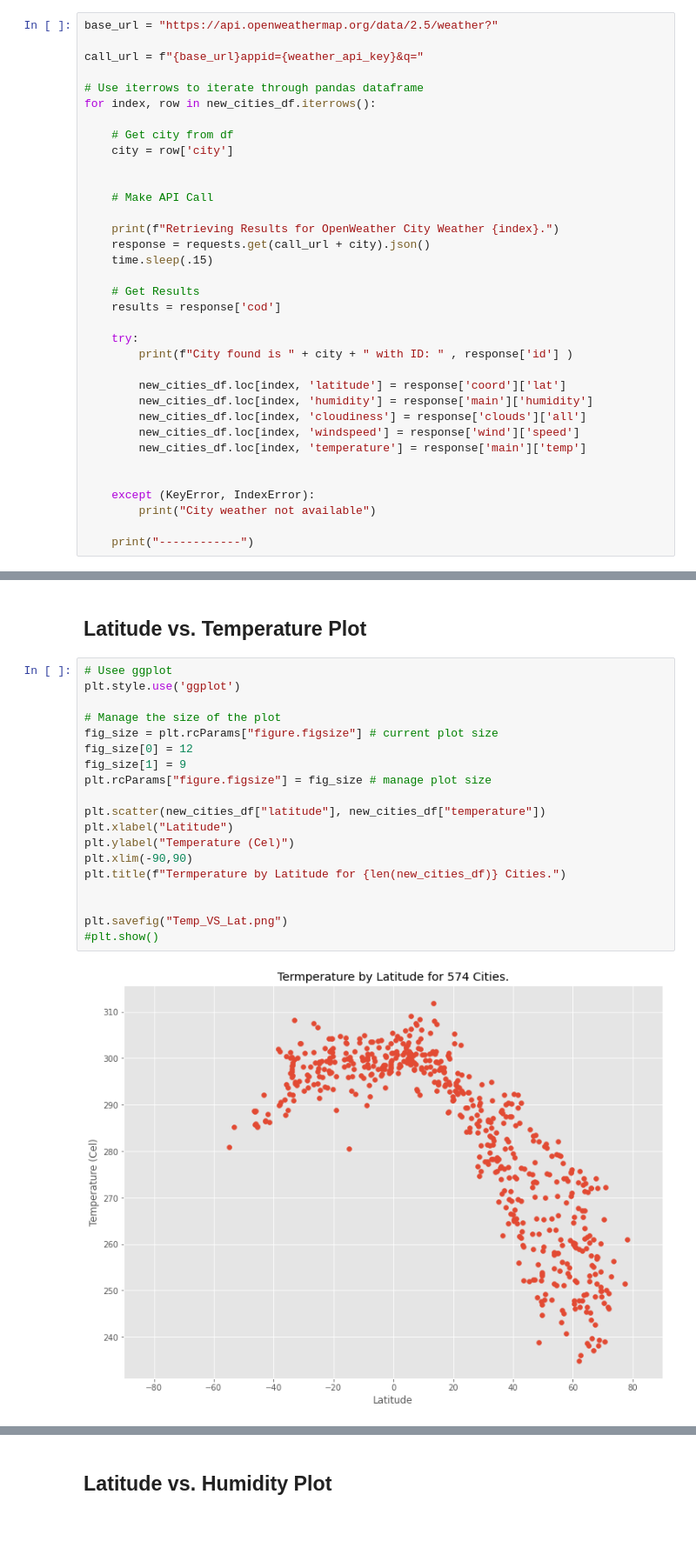
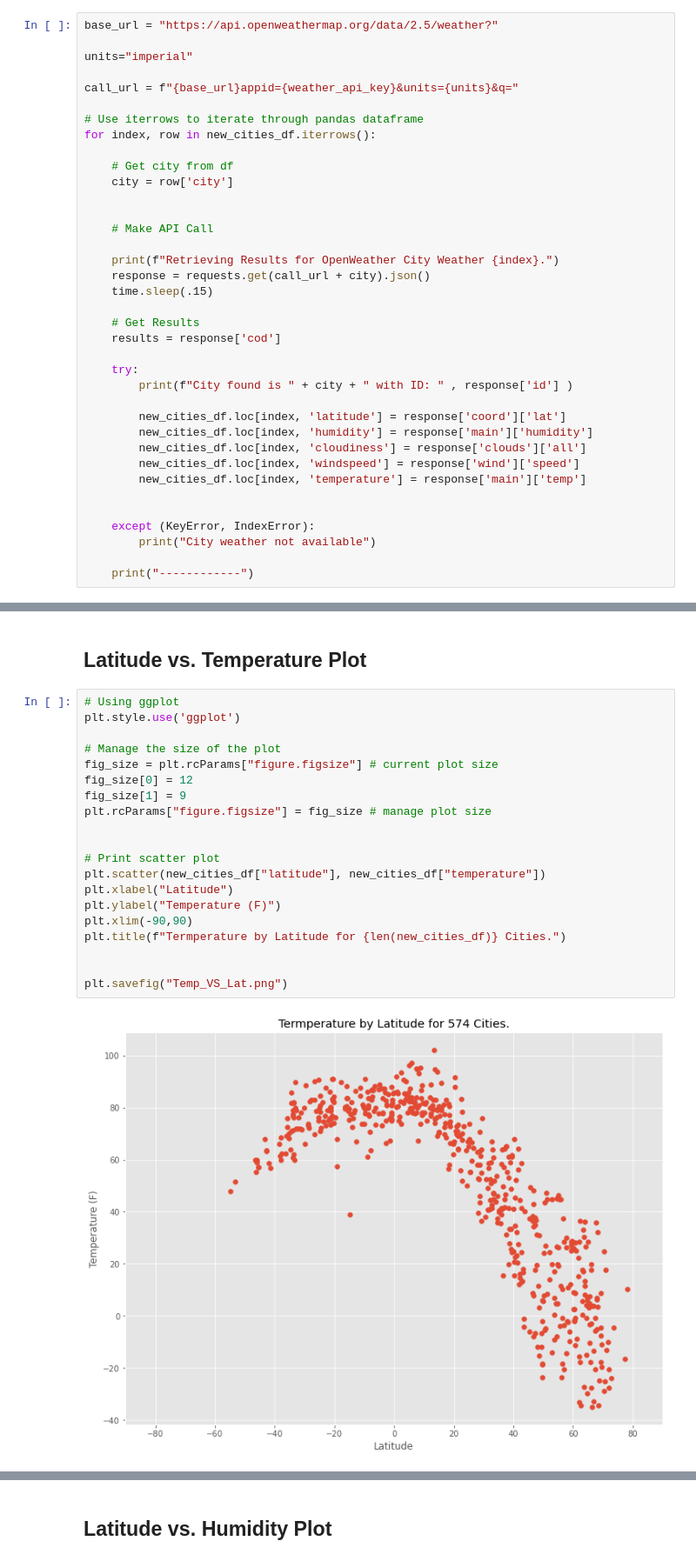
Before and after one commit to Torkfin/python-api-challenge, a Jupyter notebook: WeatherPy/WeatherPy.ipynb, the cells around one changed output, grey strips where cells are left out. Shown: that part at 87% size. Drawn from its saved outputs; the diff is of its cells as text; blank space fills up the shorter version.

```diff
--- a/WeatherPy/WeatherPy.ipynb
+++ b/WeatherPy/WeatherPy.ipynb
@@ -76,7 +76,9 @@ new_cities_df.head()
 # %%
 base_url = "https://api.openweathermap.org/data/2.5/weather?"
 
-call_url = f"{base_url}appid={weather_api_key}&q="
+units="imperial"
+
+call_url = f"{base_url}appid={weather_api_key}&units={units}&q="
 
 # Use iterrows to iterate through pandas dataframe
 for index, row in new_cities_df.iterrows():
@@ -200,23 +205,24 @@ I have some cities where data was not found and some that brought back bad data.
 # %% [markdown]
 ## Latitude vs. Temperature Plot
 # %%
-# Usee ggplot
+# Using ggplot
 plt.style.use('ggplot')
 
 # Manage the size of the plot
 fig_size = plt.rcParams["figure.figsize"] # current plot size
 fig_size[0] = 12
 fig_size[1] = 9
 plt.rcParams["figure.figsize"] = fig_size # manage plot size
 
+
+# Print scatter plot
 plt.scatter(new_cities_df["latitude"], new_cities_df["temperature"])
 plt.xlabel("Latitude")
-plt.ylabel("Temperature (Cel)")
+plt.ylabel("Temperature (F)")
 plt.xlim(-90,90)
 plt.title(f"Termperature by Latitude for {len(new_cities_df)} Cities.")
 
 
 plt.savefig("Temp_VS_Lat.png")
-#plt.show()
 # %% [output]
-[figure, old version]
+[figure, new version]
```
Also changed, not shown: parts of 31 cells of this notebook.
